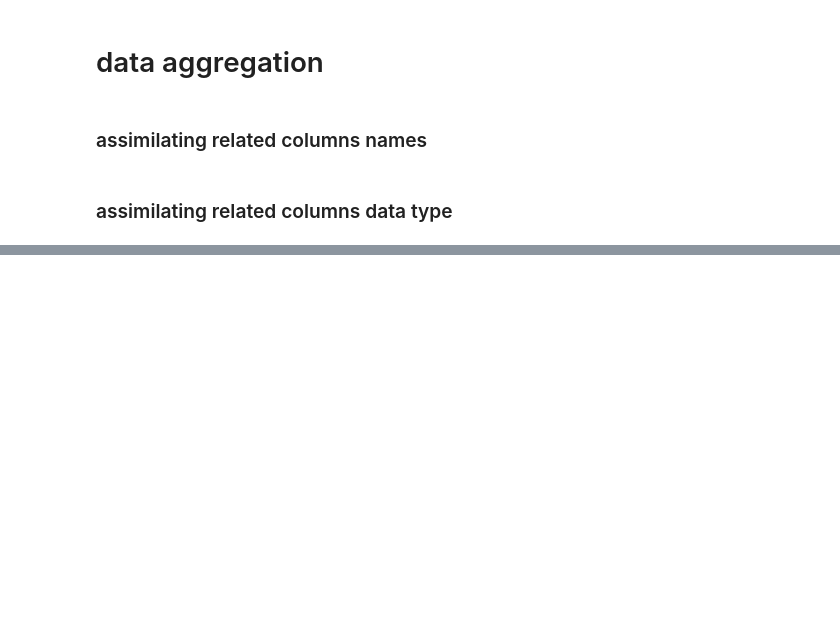
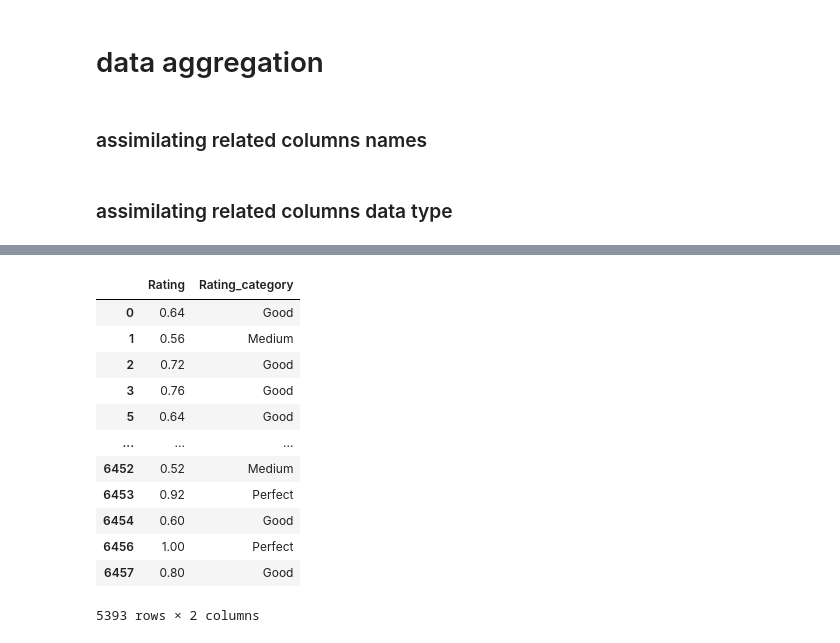
Before and after one commit to mehrdadhadidian/Data-Mining, a Jupyter notebook: data_analysis.ipynb, the cells around one changed output, grey strips where cells are left out. Drawn from its saved outputs; the diff is of its cells as text; code cells hidden in the pictures; blank space fills up the shorter version.

```diff
--- a/data_analysis.ipynb
+++ b/data_analysis.ipynb
@@ -410,0 +434,21 @@ merged_df.head(30)
+# %%
+# creating nominal featrure out of "Rating"
+bins = [0, 0.3, 0.6, 0.9, 1]
+labels = ['Bad', 'Medium', 'Good', 'Perfect']
+merged_df['Rating_category'] = pd.cut(merged_df['Rating'], bins=bins, labels=labels)
+
+merged_df[['Rating', 'Rating_category']]
+# %% [output]
+|  | Rating | Rating_category |
+| 0 | 0.64 | Good |
+| 1 | 0.56 | Medium |
+| 2 | 0.72 | Good |
+| 3 | 0.76 | Good |
+| 5 | 0.64 | Good |
+| ... | ... | ... |
+| 6452 | 0.52 | Medium |
+| 6453 | 0.92 | Perfect |
+| 6454 | 0.60 | Good |
+| 6456 | 1.00 | Perfect |
+| 6457 | 0.80 | Good |
+5393 rows × 2 columns
```
Also changed, not shown: parts of 12 cells of this notebook.
